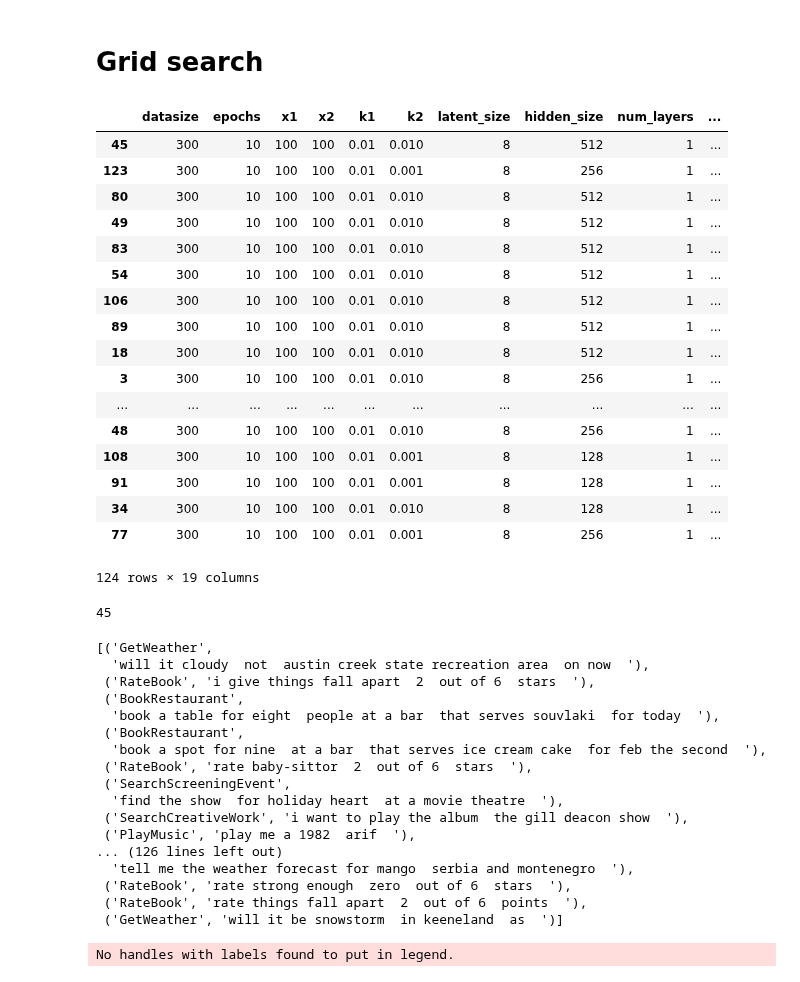
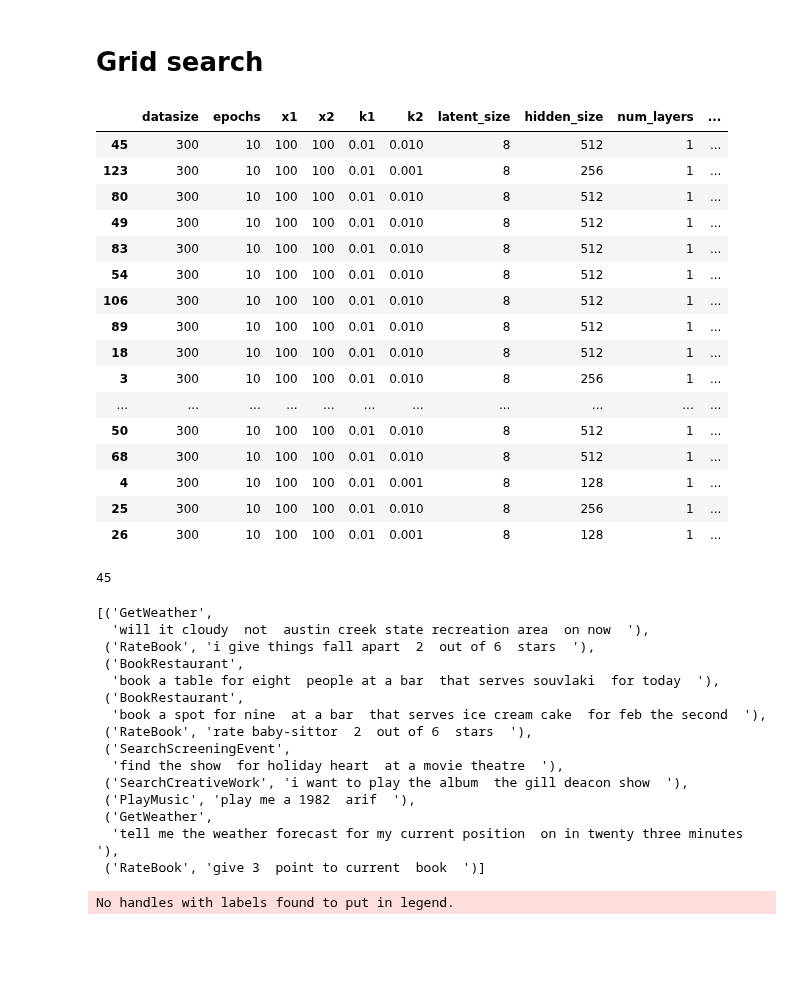
Before and after one commit to sonos/automatic-data-generation, a Jupyter notebook: automatic_data_generation/data-generation.ipynb, the cells around one changed output. Saved outputs shown, nothing was run; the diff lists cells and outputs as text; code cells hidden in the pictures; blank space fills up the shorter version.

```diff
--- a/automatic_data_generation/data-generation.ipynb
+++ b/automatic_data_generation/data-generation.ipynb
@@ -337,44 +328,51 @@ for filename in os.listdir(results_dir):
 # %%
+#results_dir = 'results_datasize_prop'
+results_dir = 'results_gs_tiny'
+runs = []
+
+for filename in os.listdir(results_dir):
+    if filename.endswith('.pkl'):
+        runs.append(torch.load(os.path.join(results_dir,filename)))
+
 data = {}
 for arg_name in runs[0]['args'].__dict__.keys():
     data[arg_name] = [getattr(run['args'], arg_name) for run in runs]
 data['bleu_quality']   = np.array([run['delexicalised_metrics']['bleu_scores']['quality']['avg'] for run in runs])
 data['bleu_diversity'] = np.array([run['delexicalised_metrics']['bleu_scores']['diversity']['avg'] for run in runs])
 data['accuracy']       = np.array([run['delexicalised_metrics']['intent_accuracy'] for run in runs])
 data['raw']            = np.array([run['metrics']['improvement']['raw_acc'] for run in runs])
 data['aug']            = np.array([run['metrics']['improvement']['aug_acc'] for run in runs])
 
 data['metric'] = data['bleu_quality'] * data['bleu_diversity'] * data['accuracy']
 
 df = pd.DataFrame(data, columns=['datasize', 'epochs', 'x1', 'x2', 'k1', 'k2',
                                  'latent_size', 'hidden_size', 'num_layers', 'embedding_dropout', 'emb_dim', 'learning_rate', 'temperature',
                                  'bleu_quality', 'bleu_diversity', 'accuracy', 'raw', 'aug', 'metric'])
 df = df.sort_values(by = 'metric', ascending=False)
-df
+df.head(20)
 # %% [output]
 |  | datasize | epochs | x1 | x2 | k1 | k2 | latent_size | hidden_size | num_layers | ... |
 | 45 | 300 | 10 | 100 | 100 | 0.01 | 0.010 | 8 | 512 | 1 | ... |
 | 123 | 300 | 10 | 100 | 100 | 0.01 | 0.001 | 8 | 256 | 1 | ... |
 | 80 | 300 | 10 | 100 | 100 | 0.01 | 0.010 | 8 | 512 | 1 | ... |
 | 49 | 300 | 10 | 100 | 100 | 0.01 | 0.010 | 8 | 512 | 1 | ... |
 | 83 | 300 | 10 | 100 | 100 | 0.01 | 0.010 | 8 | 512 | 1 | ... |
 | 54 | 300 | 10 | 100 | 100 | 0.01 | 0.010 | 8 | 512 | 1 | ... |
 | 106 | 300 | 10 | 100 | 100 | 0.01 | 0.010 | 8 | 512 | 1 | ... |
 | 89 | 300 | 10 | 100 | 100 | 0.01 | 0.010 | 8 | 512 | 1 | ... |
 | 18 | 300 | 10 | 100 | 100 | 0.01 | 0.010 | 8 | 512 | 1 | ... |
 | 3 | 300 | 10 | 100 | 100 | 0.01 | 0.010 | 8 | 256 | 1 | ... |
 | ... | ... | ... | ... | ... | ... | ... | ... | ... | ... | ... |
-| 48 | 300 | 10 | 100 | 100 | 0.01 | 0.010 | 8 | 256 | 1 | ... |
-| 108 | 300 | 10 | 100 | 100 | 0.01 | 0.001 | 8 | 128 | 1 | ... |
-| 91 | 300 | 10 | 100 | 100 | 0.01 | 0.001 | 8 | 128 | 1 | ... |
-| 34 | 300 | 10 | 100 | 100 | 0.01 | 0.010 | 8 | 128 | 1 | ... |
-| 77 | 300 | 10 | 100 | 100 | 0.01 | 0.001 | 8 | 256 | 1 | ... |
+| 50 | 300 | 10 | 100 | 100 | 0.01 | 0.010 | 8 | 512 | 1 | ... |
+| 68 | 300 | 10 | 100 | 100 | 0.01 | 0.010 | 8 | 512 | 1 | ... |
+| 4 | 300 | 10 | 100 | 100 | 0.01 | 0.001 | 8 | 128 | 1 | ... |
+| 25 | 300 | 10 | 100 | 100 | 0.01 | 0.010 | 8 | 256 | 1 | ... |
+| 26 | 300 | 10 | 100 | 100 | 0.01 | 0.001 | 8 | 128 | 1 | ... |
-124 rows × 19 columns
 # %%
 irun = np.argmax(data['metric'])
 print(irun)
 run = runs[irun]
-list(zip(run['generated']['intents'], runs[irun]['generated']['utterances']))[:100]
+list(zip(run['generated']['intents'], runs[irun]['generated']['utterances']))[:10]
 # %% [output]
 45
 [('GetWeather',
@@ -389,11 +387,9 @@ list(zip(run['generated']['intents'], runs[irun]['generated']['utterances']))[:1
   'find the show  for holiday heart  at a movie theatre  '),
  ('SearchCreativeWork', 'i want to play the album  the gill deacon show  '),
  ('PlayMusic', 'play me a 1982  arif  '),
-... (126 lines left out)
-  'tell me the weather forecast for mango  serbia and montenegro  '),
- ('RateBook', 'rate strong enough  zero  out of 6  stars  '),
- ('RateBook', 'rate things fall apart  2  out of 6  points  '),
- ('GetWeather', 'will it be snowstorm  in keeneland  as  ')]
+ ('GetWeather',
+  'tell me the weather forecast for my current position  on in twenty three minutes  '),
+ ('RateBook', 'give 3  point to current  book  ')]
 # %%
 datasizes        = [run['args'].datasize for run in runs]
 bleu_qualities   = [run['metrics']['bleu_scores']['quality']['avg'] for run in runs]
```
Also changed, not shown: parts of 9 cells of this notebook, 1 other file.
